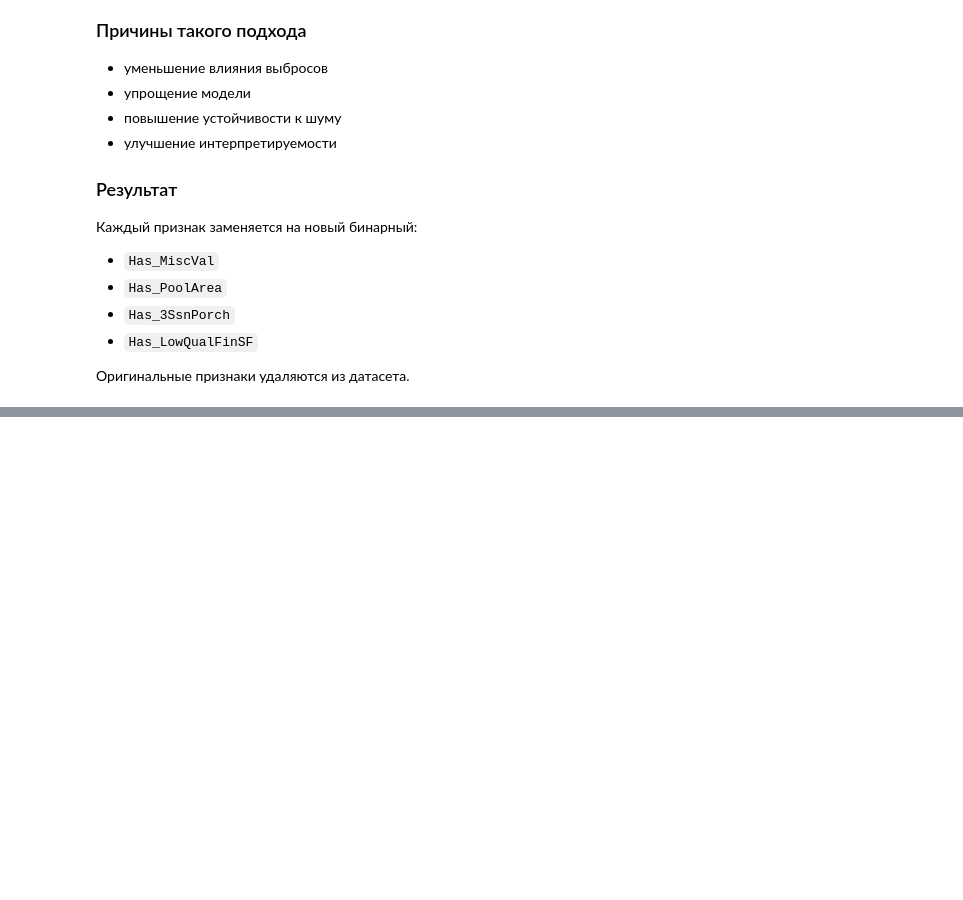
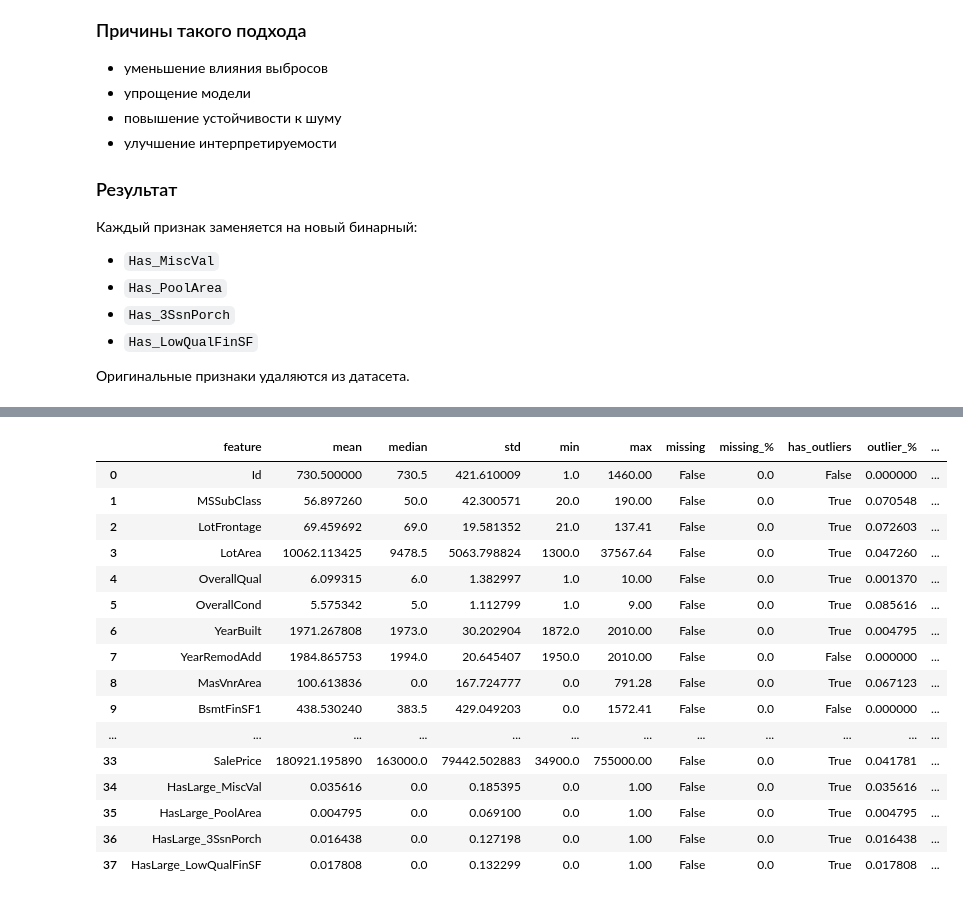
Before and after one commit to SusanWay/House-Prices, a Jupyter notebook: notebooks/EDA/01.ipynb, the cells around one changed output, grey strips where cells are left out. Drawn from its saved outputs; the diff is of its cells as text; code cells hidden in the pictures; blank space fills up the shorter version.

```diff
--- a/notebooks/EDA/01.ipynb
+++ b/notebooks/EDA/01.ipynb
@@ -166,0 +216,45 @@ summary
+# %%
+outlier_columns = [
+    "LotFrontage",
+    "LotArea",
+    "MasVnrArea",
+    "BsmtFinSF1",
+    "BsmtFinSF2",
+    "BsmtUnfSF",
+    "TotalBsmtSF",
+    "1stFlrSF",
+    "2ndFlrSF",
+    "GrLivArea",
+    "GarageArea",
+    "WoodDeckSF",
+    "OpenPorchSF",
+    "EnclosedPorch",
+    "ScreenPorch",
+]
+
+train_df = handle_outliers(
+    train_df,
+    columns=outlier_columns,
+    quantile=0.99
+)
+# %%
+summary = build_numeric_summary(train_df)
+summary
+# %% [output]
+|  | feature | mean | median | std | min | max | missing | missing_% | has_outliers | outlier_% | ... |
+| 0 | Id | 730.500000 | 730.5 | 421.610009 | 1.0 | 1460.00 | False | 0.0 | False | 0.000000 | ... |
+| 1 | MSSubClass | 56.897260 | 50.0 | 42.300571 | 20.0 | 190.00 | False | 0.0 | True | 0.070548 | ... |
+| 2 | LotFrontage | 69.459692 | 69.0 | 19.581352 | 21.0 | 137.41 | False | 0.0 | True | 0.072603 | ... |
+| 3 | LotArea | 10062.113425 | 9478.5 | 5063.798824 | 1300.0 | 37567.64 | False | 0.0 | True | 0.047260 | ... |
+| 4 | OverallQual | 6.099315 | 6.0 | 1.382997 | 1.0 | 10.00 | False | 0.0 | True | 0.001370 | ... |
+| 5 | OverallCond | 5.575342 | 5.0 | 1.112799 | 1.0 | 9.00 | False | 0.0 | True | 0.085616 | ... |
+| 6 | YearBuilt | 1971.267808 | 1973.0 | 30.202904 | 1872.0 | 2010.00 | False | 0.0 | True | 0.004795 | ... |
+| 7 | YearRemodAdd | 1984.865753 | 1994.0 | 20.645407 | 1950.0 | 2010.00 | False | 0.0 | False | 0.000000 | ... |
+| 8 | MasVnrArea | 100.613836 | 0.0 | 167.724777 | 0.0 | 791.28 | False | 0.0 | True | 0.067123 | ... |
+| 9 | BsmtFinSF1 | 438.530240 | 383.5 | 429.049203 | 0.0 | 1572.41 | False | 0.0 | False | 0.000000 | ... |
+| ... | ... | ... | ... | ... | ... | ... | ... | ... | ... | ... | ... |
+| 33 | SalePrice | 180921.195890 | 163000.0 | 79442.502883 | 34900.0 | 755000.00 | False | 0.0 | True | 0.041781 | ... |
+| 34 | HasLarge_MiscVal | 0.035616 | 0.0 | 0.185395 | 0.0 | 1.00 | False | 0.0 | True | 0.035616 | ... |
+| 35 | HasLarge_PoolArea | 0.004795 | 0.0 | 0.069100 | 0.0 | 1.00 | False | 0.0 | True | 0.004795 | ... |
+| 36 | HasLarge_3SsnPorch | 0.016438 | 0.0 | 0.127198 | 0.0 | 1.00 | False | 0.0 | True | 0.016438 | ... |
+| 37 | HasLarge_LowQualFinSF | 0.017808 | 0.0 | 0.132299 | 0.0 | 1.00 | False | 0.0 | True | 0.017808 | ... |
```
Also changed, not shown: parts of 7 cells of this notebook, 7 other files.
